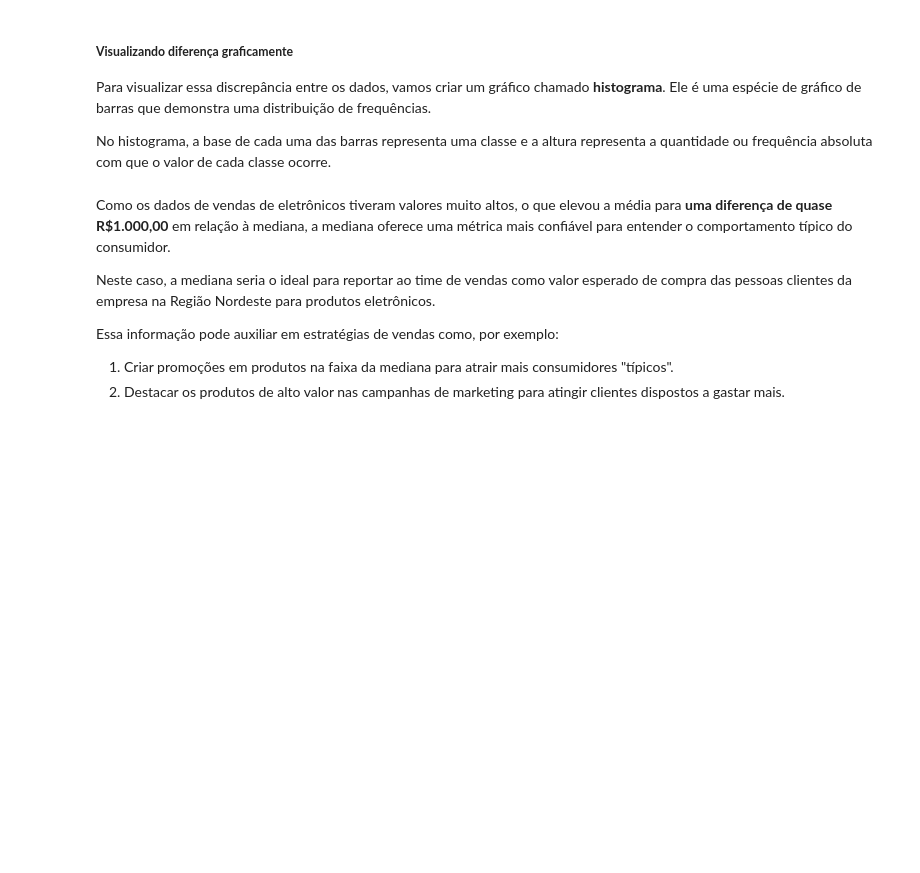
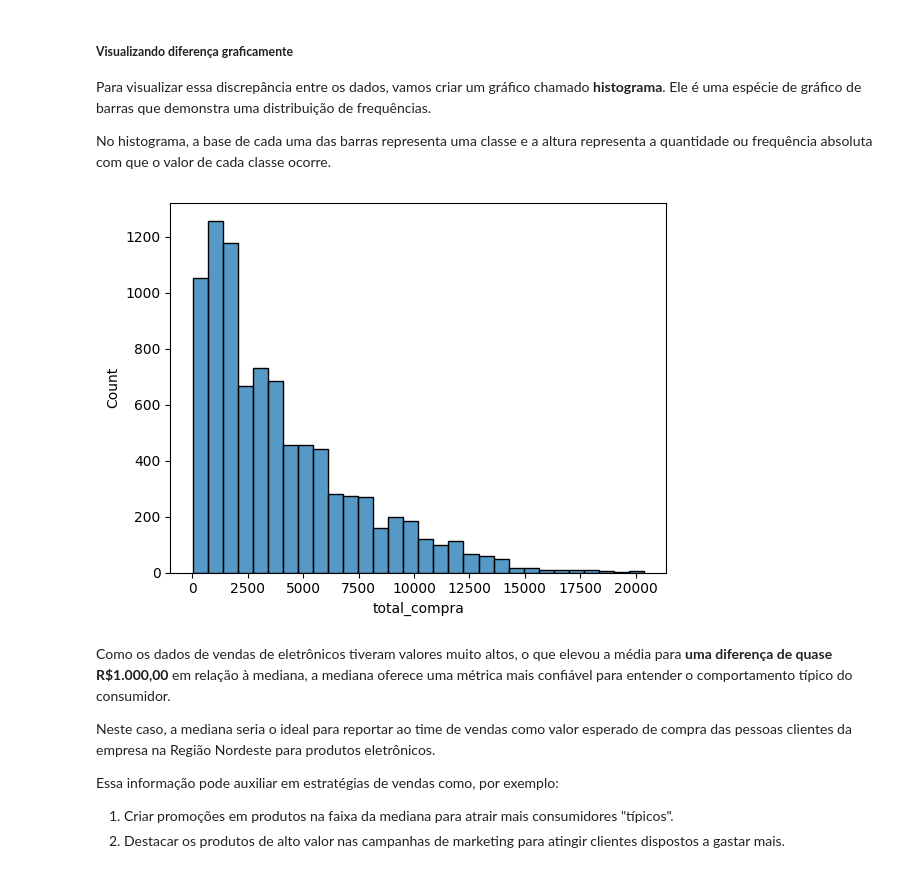
Before and after one commit to SergioCarmo-ro/Desafio_IA, a Jupyter notebook: Projeto_Inicial_Estatística_com_Python_frequencias_e_medidas.ipynb, the cells around one changed output. Cells and saved outputs as stored; diff of their text form; code cells hidden in the pictures; blank space fills up the shorter version.

```diff
--- a/Projeto_Inicial_Estatística_com_Python_frequencias_e_medidas.ipynb
+++ b/Projeto_Inicial_Estatística_com_Python_frequencias_e_medidas.ipynb
@@ -540,3 +651,7 @@ X_{Elemento_{Md}} & ,se \ n \ for \ ímpar \\
 ### <font color="#E23155" face="Verdana">Solução:</font>
 # %% [markdown]
 ##### **Usando a fórmula**
+# %%
+dados_nordeste = df[(df['regiao_cliente'] == 'Nordeste') & (df['categoria_produto'] == 'Eletrônicos')]
+dados_nordeste = dados_nordeste.sort_values(by='total_compra')
+dados_nordeste.head()
@@ -556,6 +701,11 @@ A mediana indica aqui que metade dos clientes gasta até, aproximadamente, R\$ 2
 Para visualizar essa discrepância entre os dados, vamos criar um gráfico chamado **histograma**. Ele é uma espécie de gráfico de barras que demonstra uma distribuição de frequências.
 
 No histograma, a base de cada uma das barras representa uma classe e a altura representa a quantidade ou frequência absoluta com que o valor de cada classe ocorre.
+# %%
+sns.histplot(data=dados_nordeste.total_compra, bins=30)
+plt.show()
+# %% [output]
+[figure, added]
 # %% [markdown]
 Como os dados de vendas de eletrônicos tiveram valores muito altos, o que elevou a média para **uma diferença de quase R$1.000,00** em relação à mediana, a mediana oferece uma métrica mais confiável para entender o comportamento típico do consumidor.
 
```
Also changed, not shown: parts of 17 cells of this notebook.
